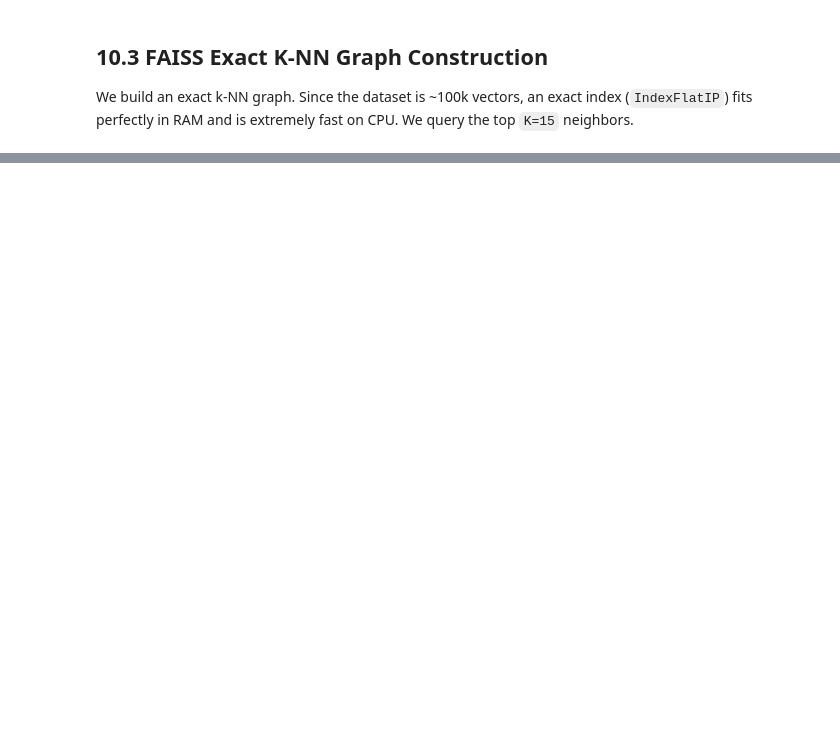
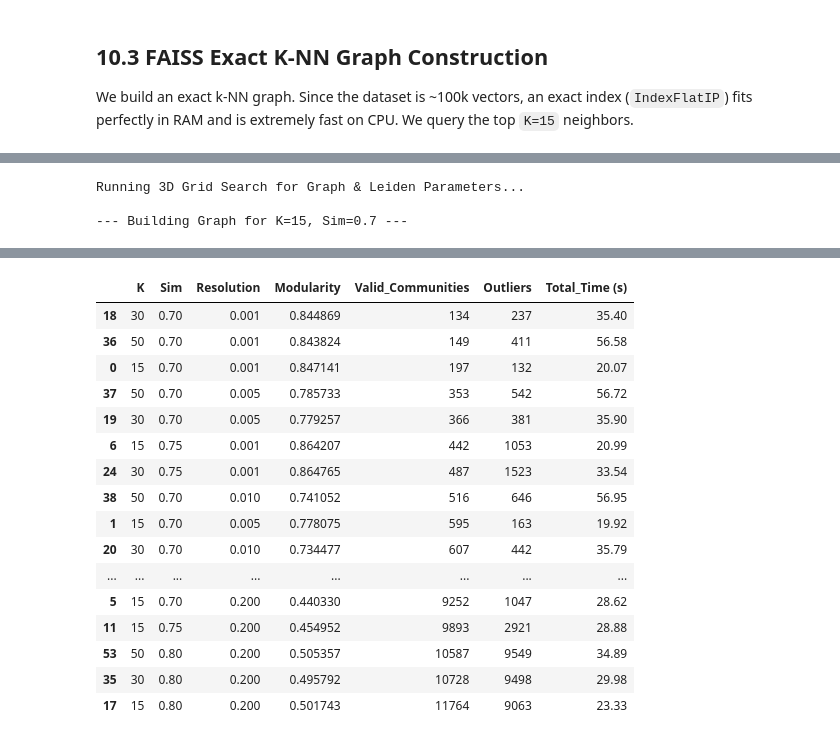
Before and after one commit to fvalderramab/proyecto_horus, a Jupyter notebook: notebooks/10_graph_topic_modeling.ipynb, the cells around one changed output, grey strips where cells are left out. Saved outputs shown, nothing was run; the diff lists cells and outputs as text; code cells hidden in the pictures; blank space fills up the shorter version.

```diff
--- a/notebooks/10_graph_topic_modeling.ipynb
+++ b/notebooks/10_graph_topic_modeling.ipynb
@@ -50,9 +58,8 @@ EMBEDDINGS_PATH = BASE_PATH / "data/processed/prism_embeddings.npy"
 METADATA_PATH = BASE_PATH / "data/processed/products_modeling.parquet"
 OUTPUT_PATH = BASE_PATH / "data/processed/graph_topics.parquet"
 
-K_NEIGHBORS = 15
-MIN_SIMILARITY = 0.82
-RESOLUTION_PARAMETER = 0.05
+# Grid Search will dynamically explore these parameters
+MAX_K_NEIGHBORS = 50
 # %% [markdown]
 ## 10.2 Data Loading & Preparation
 
@@ -83,7 +96,7 @@ print("Adding vectors to FAISS index...")
 index.add(embeddings)
 print(f"Total vectors in index: {index.ntotal}")
 
-print(f"Searching top {K_NEIGHBORS} nearest neighbors...")
-distances, indices = index.search(embeddings, K_NEIGHBORS)
+print(f"Searching top {MAX_K_NEIGHBORS} nearest neighbors (for subsequent Grid Search)...")
+distances, indices = index.search(embeddings, MAX_K_NEIGHBORS)
 
 print(f"Search complete. Distances shape: {distances.shape}")
@@ -133,0 +148,52 @@ We run community detection using the Leiden algorithm with the Constant Potts Mo
+# %%
+import time
+
+print("Running 3D Grid Search for Graph & Leiden Parameters...")
+
+# Define search space
+k_values = [15, 30, 50]
+sim_values = [0.70, 0.75, 0.80]
+res_values = [0.001, 0.005, 0.01, 0.05, 0.1, 0.2]
+
+results = []
+
+for k in k_values:
+    for sim in sim_values:
+        print(f"\n--- Building Graph for K={k}, Sim={sim} ---")
+        start_graph = time.time()
+        G = build_graph(k, sim)
+        graph_time = time.time() - start_graph
+        print(f"Graph built: {G.vcount()} nodes, {G.ecount()} edges (Took {graph_time:.2f}s)")
+
+        for res in res_values:
+            print(f"  Testing resolution_parameter = {res}...")
+            start_leiden = time.time()
+            partition = la.find_partition(
+                G,
+                la.CPMVertexPartition,
+                weights=G.es['weight'],
+                resolution_parameter=res
+            )
+
+            community_assignments = np.array(partition.membership)
+            community_sizes = np.bincount(community_assignments)
+
+            valid_comms = (community_sizes > 1).sum()
+            outliers = (community_sizes == 1).sum()
+
+            results.append({
+                "K": k,
+                "Sim": sim,
+                "Resolution": res,
+                "Modularity": partition.modularity,
+                "Valid_Communities": valid_comms,
+                "Outliers": outliers,
+                "Total_Time (s)": round(graph_time + (time.time() - start_leiden), 2)
+            })
+
+results_df = pd.DataFrame(results)
+display(results_df.sort_values(by="Modularity"))
+# %% [output]
+Running 3D Grid Search for Graph & Leiden Parameters...
+
+--- Building Graph for K=15, Sim=0.7 ---
@@ -133,0 +279,17 @@ We run community detection using the Leiden algorithm with the Constant Potts Mo
+|  | K | Sim | Resolution | Modularity | Valid_Communities | Outliers | Total_Time (s) |
+| 18 | 30 | 0.70 | 0.001 | 0.844869 | 134 | 237 | 35.40 |
+| 36 | 50 | 0.70 | 0.001 | 0.843824 | 149 | 411 | 56.58 |
+| 0 | 15 | 0.70 | 0.001 | 0.847141 | 197 | 132 | 20.07 |
+| 37 | 50 | 0.70 | 0.005 | 0.785733 | 353 | 542 | 56.72 |
+| 19 | 30 | 0.70 | 0.005 | 0.779257 | 366 | 381 | 35.90 |
+| 6 | 15 | 0.75 | 0.001 | 0.864207 | 442 | 1053 | 20.99 |
+| 24 | 30 | 0.75 | 0.001 | 0.864765 | 487 | 1523 | 33.54 |
+| 38 | 50 | 0.70 | 0.010 | 0.741052 | 516 | 646 | 56.95 |
+| 1 | 15 | 0.70 | 0.005 | 0.778075 | 595 | 163 | 19.92 |
+| 20 | 30 | 0.70 | 0.010 | 0.734477 | 607 | 442 | 35.79 |
+| ... | ... | ... | ... | ... | ... | ... | ... |
+| 5 | 15 | 0.70 | 0.200 | 0.440330 | 9252 | 1047 | 28.62 |
+| 11 | 15 | 0.75 | 0.200 | 0.454952 | 9893 | 2921 | 28.88 |
+| 53 | 50 | 0.80 | 0.200 | 0.505357 | 10587 | 9549 | 34.89 |
+| 35 | 30 | 0.80 | 0.200 | 0.495792 | 10728 | 9498 | 29.98 |
+| 17 | 15 | 0.80 | 0.200 | 0.501743 | 11764 | 9063 | 23.33 |
```
Also changed, not shown: parts of 16 cells of this notebook, 3 other files.
